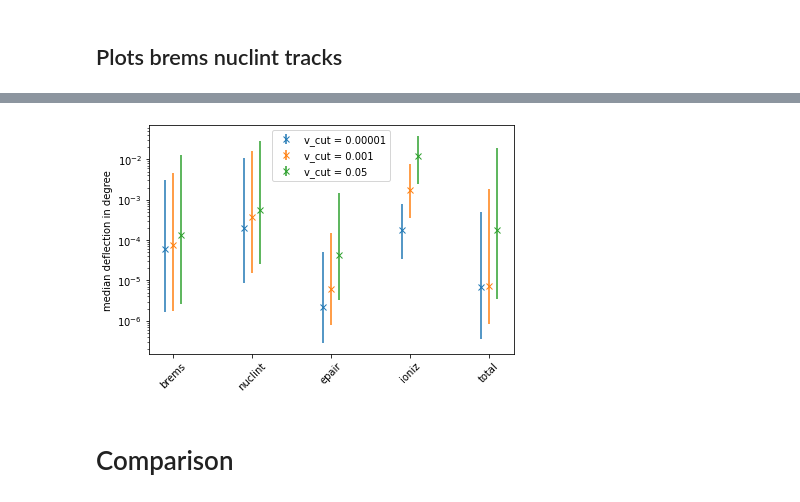
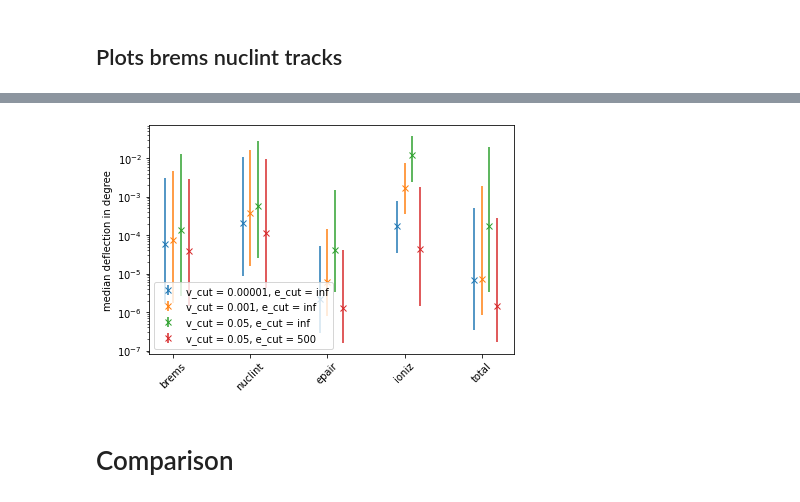
Before and after one commit to pascalgutjahr/muon-deflection-paper, a Jupyter notebook: deflection/deflection_along_sampling.ipynb, the cells around one changed output, grey strips where cells are left out. Drawn from its saved outputs; the diff is of its cells as text; code cells hidden in the pictures.

Commit message:
check dpg defl along

```diff
--- a/deflection/deflection_along_sampling.ipynb
+++ b/deflection/deflection_along_sampling.ipynb
@@ -45,8 +45,8 @@ E_f_final = np.ones(n_events) * E_f
 interpol_nodes = 200
 scattering_method = "moliere"
 
-e_cut = np.inf
-v_cut = 1e-5
+e_cut = 500 # np.inf
+v_cut = 0.05 # 1e-5
 
 set_name = "{}_{}_{}events_{}_ecut{}_vcut{}_interpol{}".format(energy_name(E_i), energy_name(E_f), n_events, scattering_method, e_cut, v_cut, interpol_nodes)
 print(set_name)
@@ -556,19 +555,21 @@ ratio of zeros (extern):  0.0
 # %%
 typ, med_00001, low_00001, high_00001 = np.genfromtxt('plots/deflection_along_sampling/1PeV_1TeV_1000events_moliere_ecutinf_vcut1e-05_interpol200_data.txt', skip_header=1, delimiter=',', unpack=True)
 typ, med_001, low_001, high_001 = np.genfromtxt('plots/deflection_along_sampling/1PeV_1TeV_1000events_moliere_ecutinf_vcut0.001_interpol200_data.txt', skip_header=1, delimiter=',', unpack=True)
 typ, med_05, low_05, high_05 = np.genfromtxt('plots/deflection_along_sampling/1PeV_1TeV_1000events_moliere_ecutinf_vcut0.05_interpol200_data.txt', skip_header=1, delimiter=',', unpack=True)
-plt.errorbar(np.arange(len(typ))-0.1, med_00001, yerr=np.array([med_00001-low_00001, high_00001-med_00001]), fmt='x', label='v_cut = 0.00001')
-plt.errorbar(np.arange(len(typ)), med_001, yerr=np.array([med_001-low_001, high_001-med_001]), fmt='x', label='v_cut = 0.001')
-plt.errorbar(np.arange(len(typ))+0.1, med_05, yerr=np.array([med_05-low_05, high_05-med_05]), fmt='x', label='v_cut = 0.05')
+typ, med_05_500, low_05_500, high_05_500 = np.genfromtxt('plots/deflection_along_sampling/1PeV_1TeV_1000events_moliere_ecut500_vcut0.05_interpol200_data.txt', skip_header=1, delimiter=',', unpack=True)
+plt.errorbar(np.arange(len(typ))-0.1, med_00001, yerr=np.array([med_00001-low_00001, high_00001-med_00001]), fmt='x', label='v_cut = 0.00001, e_cut = inf')
+plt.errorbar(np.arange(len(typ)), med_001, yerr=np.array([med_001-low_001, high_001-med_001]), fmt='x', label='v_cut = 0.001, e_cut = inf')
+plt.errorbar(np.arange(len(typ))+0.1, med_05, yerr=np.array([med_05-low_05, high_05-med_05]), fmt='x', label='v_cut = 0.05, e_cut = inf')
+plt.errorbar(np.arange(len(typ))+0.2, med_05_500, yerr=np.array([med_05_500-low_05_500, high_05_500-med_05_500]), fmt='x', label='v_cut = 0.05, e_cut = 500')
 plt.yscale('log')
 plt.ylabel('median deflection in degree')
 plt.xticks([0, 1, 2, 3, 4], ['brems', 'nuclint', 'epair', 'ioniz', 'total'], rotation=45)
-plt.legend(loc='upper center')
+plt.legend(loc='lower left')
 plt.tight_layout()
 if save_plot:
     plt.savefig(plot_dir + set_name + '_check_different_cuts.pdf')
 # %% [output]
-[figure, old version]
+[figure, new version]
 # %% [markdown]
 # Comparison
 # %% [markdown]
```
Also changed, not shown: parts of 11 cells of this notebook.
